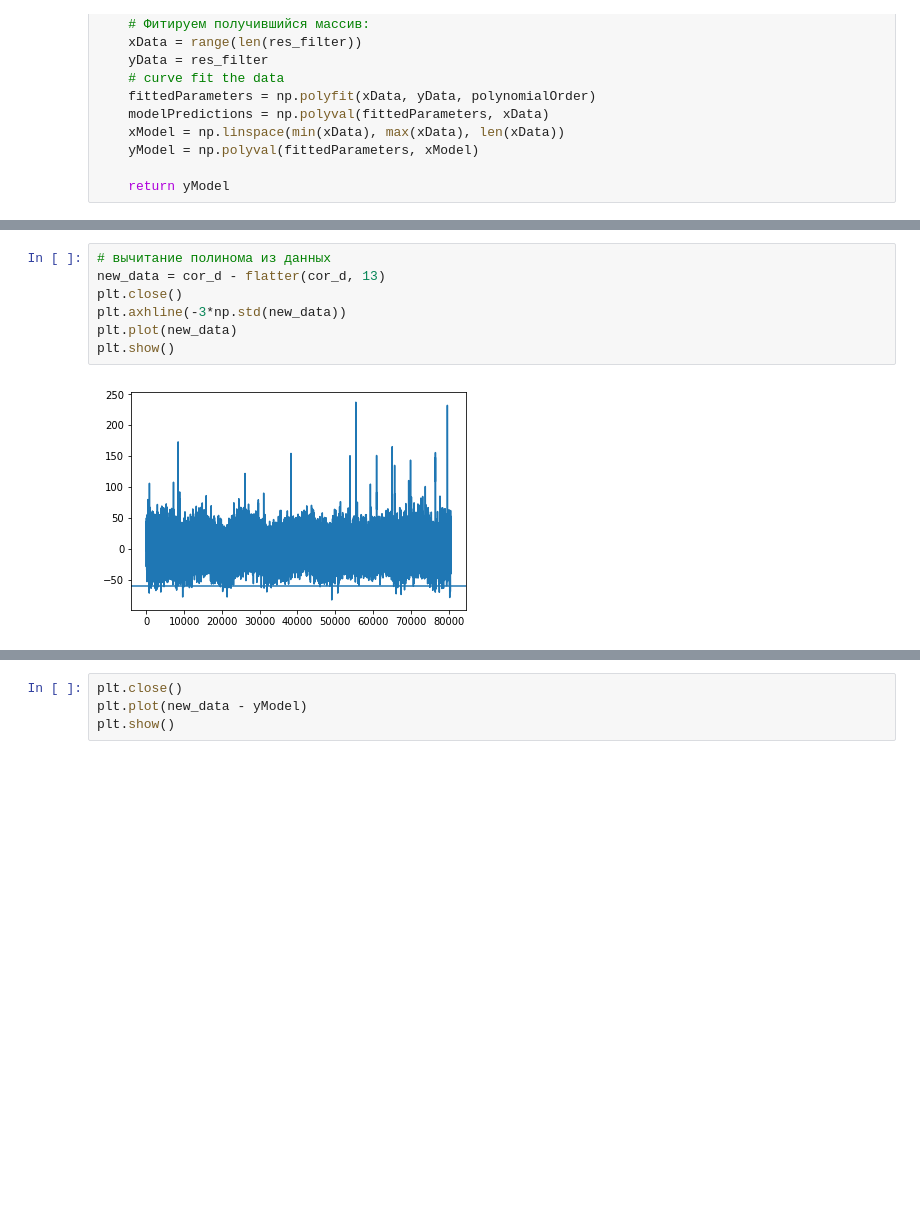
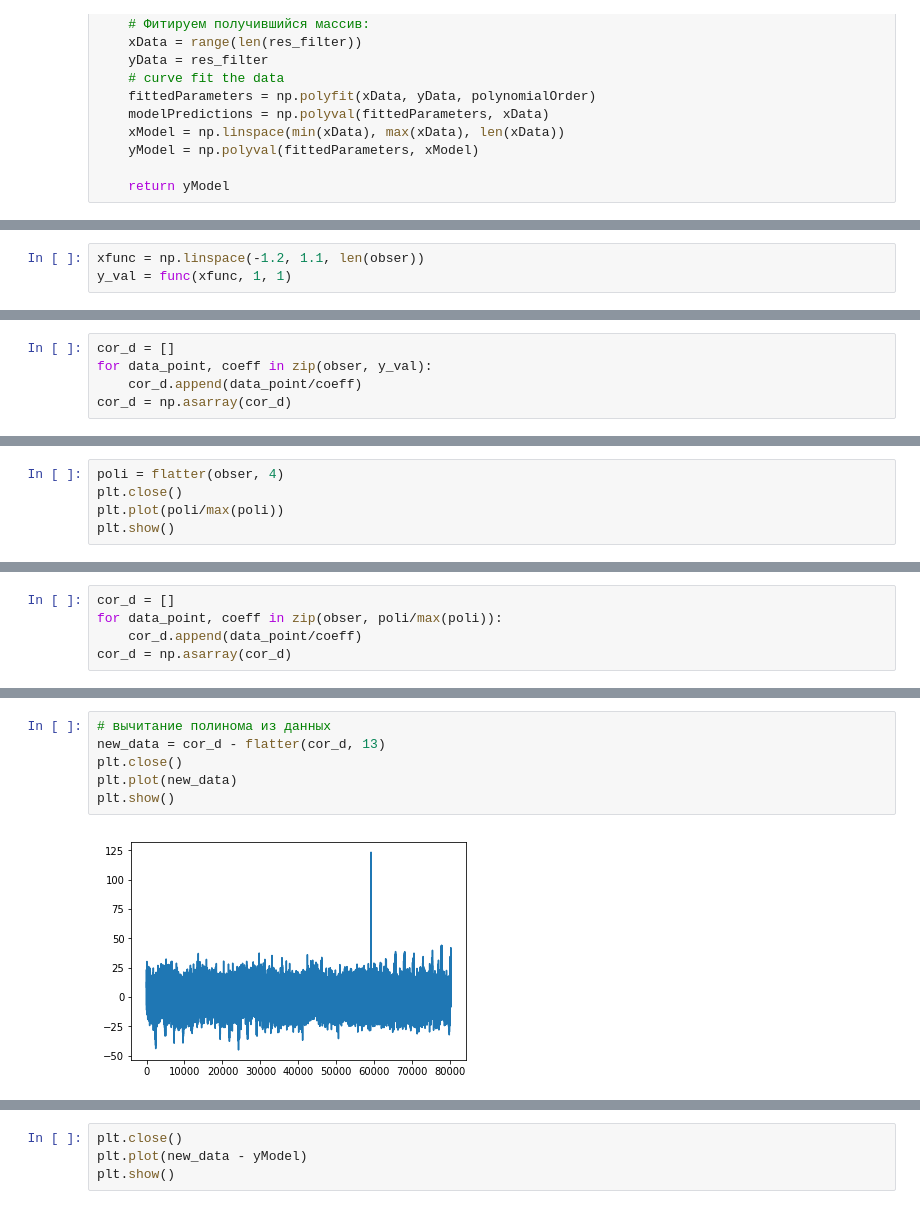
Before and after one commit to KazAndr/SWTraject, a Jupyter notebook: watch_one_file.ipynb, the cells around one changed output, grey strips where cells are left out. Cells and saved outputs as stored; diff of their text form; blank space fills up the shorter version.

```diff
--- a/watch_one_file.ipynb
+++ b/watch_one_file.ipynb
@@ -224,0 +273,3 @@ plt.show()
+# %%
+xfunc = np.linspace(-1.2, 1.1, len(obser))
+y_val = func(xfunc, 1, 1)
@@ -224,0 +310,5 @@ plt.show()
+# %%
+cor_d = []
+for data_point, coeff in zip(obser, y_val):
+    cor_d.append(data_point/coeff)
+cor_d = np.asarray(cor_d)
@@ -224,0 +351,5 @@ plt.show()
+# %%
+poli = flatter(obser, 4)
+plt.close()
+plt.plot(poli/max(poli))
+plt.show()
@@ -224,0 +358,5 @@ plt.show()
+# %%
+cor_d = []
+for data_point, coeff in zip(obser, poli/max(poli)):
+    cor_d.append(data_point/coeff)
+cor_d = np.asarray(cor_d)
@@ -225,12 +377,11 @@ plt.show()
 # %%
 # вычитание полинома из данных
 new_data = cor_d - flatter(cor_d, 13)
 plt.close()
-plt.axhline(-3*np.std(new_data))
 plt.plot(new_data)
 plt.show()
 # %% [output]
-[figure, old version]
+[figure, new version]
 # %%
 # Повторяем процедуру
 xData = range(len(new_data))
```
Also changed, not shown: parts of 42 cells of this notebook, 1 other file.
